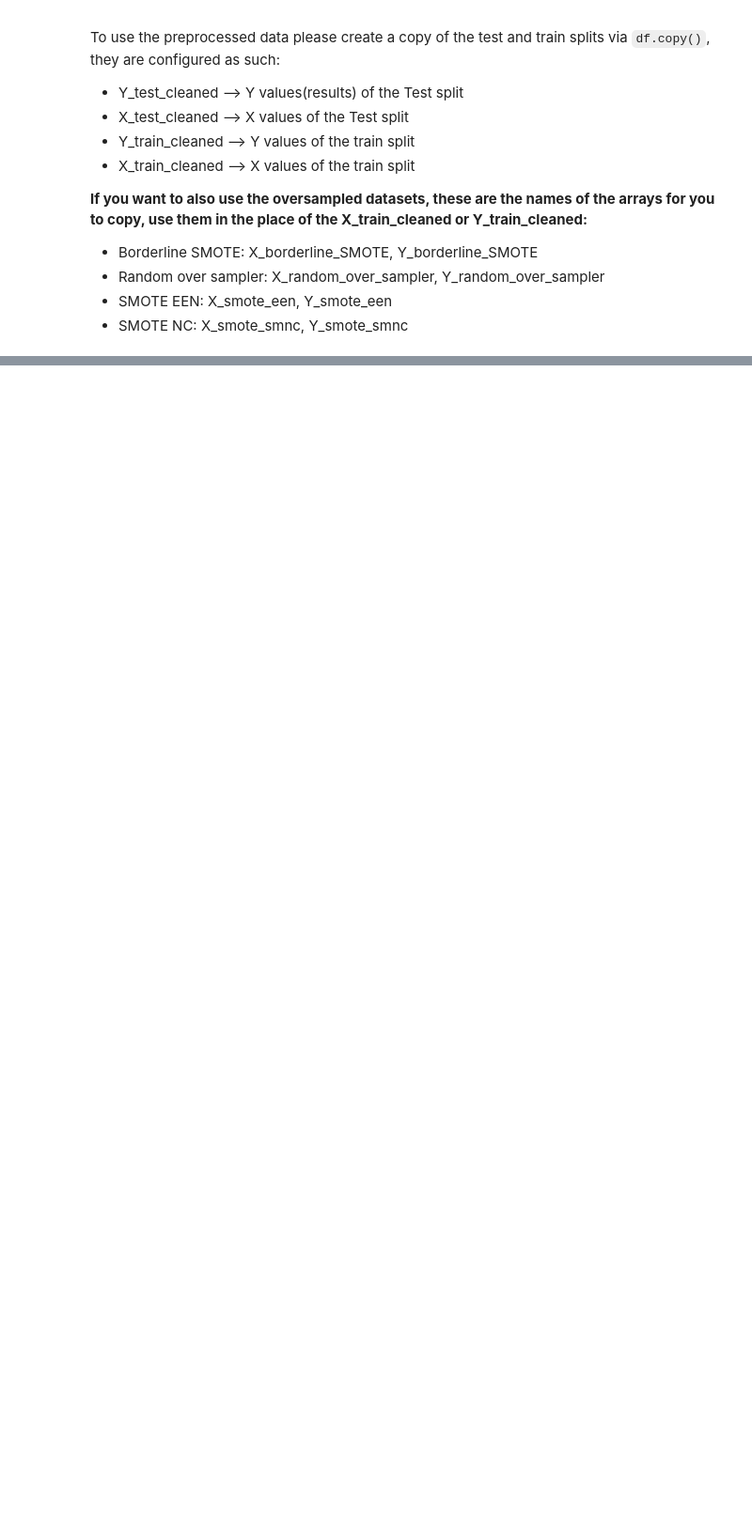
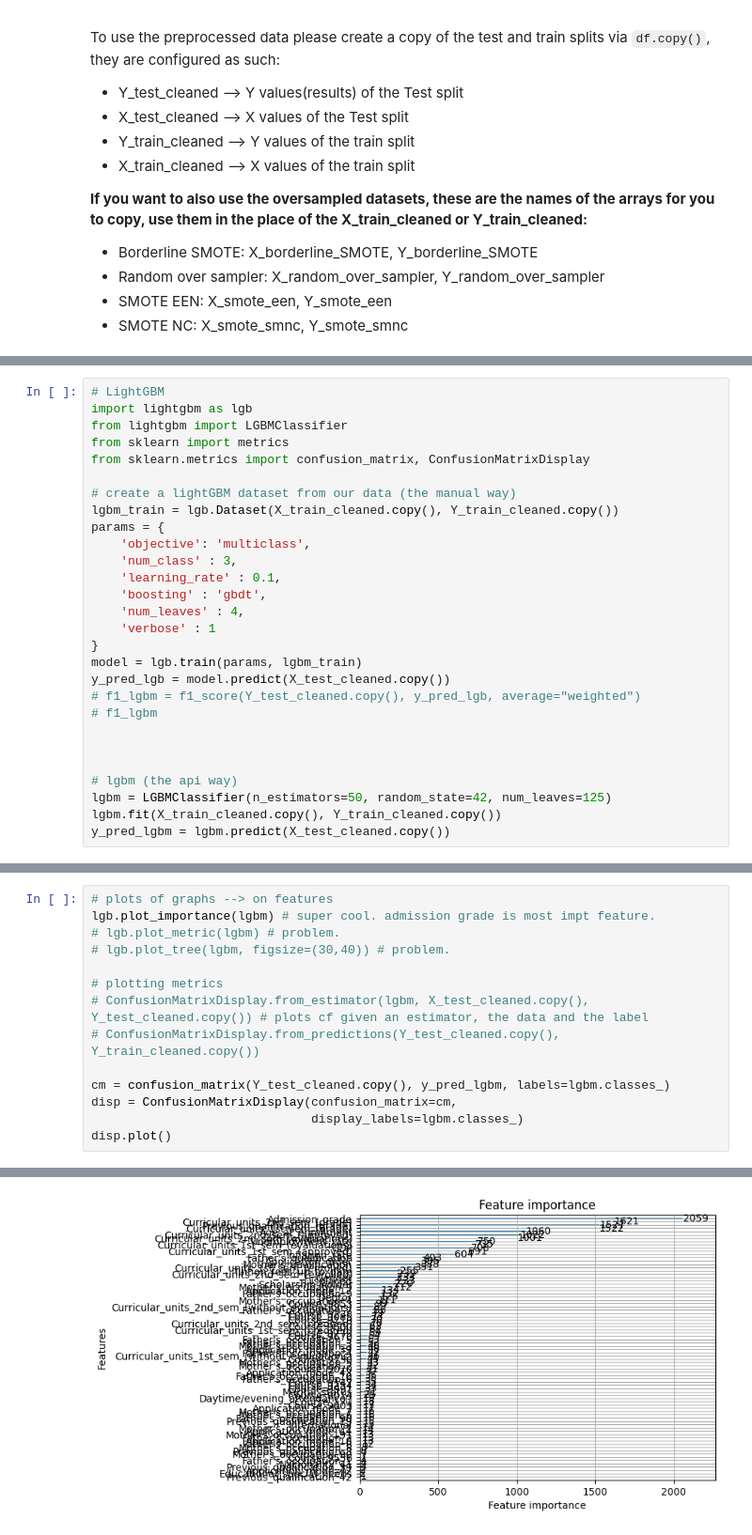
Before and after one commit to SamuelMalaga/M2IS---AI-ML-project, a Jupyter notebook: ML_Section.ipynb, the cells around one changed output, grey strips where cells are left out. Shown at 94% size. Drawn from its saved outputs; the diff is of its cells as text; blank space fills up the shorter version.

Commit message:
update ml_section with lightgbm and logistic regression

```diff
--- a/ML_Section.ipynb
+++ b/ML_Section.ipynb
@@ -895,0 +941,28 @@ To use the preprocessed data please create a copy of the test and train splits v
+# %%
+# LightGBM
+import lightgbm as lgb
+from lightgbm import LGBMClassifier
+from sklearn import metrics
+from sklearn.metrics import confusion_matrix, ConfusionMatrixDisplay
+
+# create a lightGBM dataset from our data (the manual way)
+lgbm_train = lgb.Dataset(X_train_cleaned.copy(), Y_train_cleaned.copy())
+params = {
+    'objective': 'multiclass',
+    'num_class' : 3,
+    'learning_rate' : 0.1,
+    'boosting' : 'gbdt',
+    'num_leaves' : 4,
+    'verbose' : 1
+}
+model = lgb.train(params, lgbm_train)
+y_pred_lgb = model.predict(X_test_cleaned.copy())
+# f1_lgbm = f1_score(Y_test_cleaned.copy(), y_pred_lgb, average="weighted")
+# f1_lgbm
+
+
+
+# lgbm (the api way)
+lgbm = LGBMClassifier(n_estimators=50, random_state=42, num_leaves=125)
+lgbm.fit(X_train_cleaned.copy(), Y_train_cleaned.copy())
+y_pred_lgbm = lgbm.predict(X_test_cleaned.copy())
@@ -895,0 +1023,15 @@ To use the preprocessed data please create a copy of the test and train splits v
+# %%
+# plots of graphs --> on features
+lgb.plot_importance(lgbm) # super cool. admission grade is most impt feature.
+# lgb.plot_metric(lgbm) # problem.
+# lgb.plot_tree(lgbm, figsize=(30,40)) # problem.
+
+# plotting metrics
+# ConfusionMatrixDisplay.from_estimator(lgbm, X_test_cleaned.copy(), Y_test_cleaned.copy()) # plots cf given an estimator, the data and the label
+# ConfusionMatrixDisplay.from_predictions(Y_test_cleaned.copy(), Y_train_cleaned.copy())
+
+cm = confusion_matrix(Y_test_cleaned.copy(), y_pred_lgbm, labels=lgbm.classes_)
+disp = ConfusionMatrixDisplay(confusion_matrix=cm,
+                              display_labels=lgbm.classes_)
+disp.plot()
+# %% [output]
@@ -895,0 +1039 @@ To use the preprocessed data please create a copy of the test and train splits v
+[figure, added]
```
Also changed, not shown: parts of 11 cells of this notebook.
